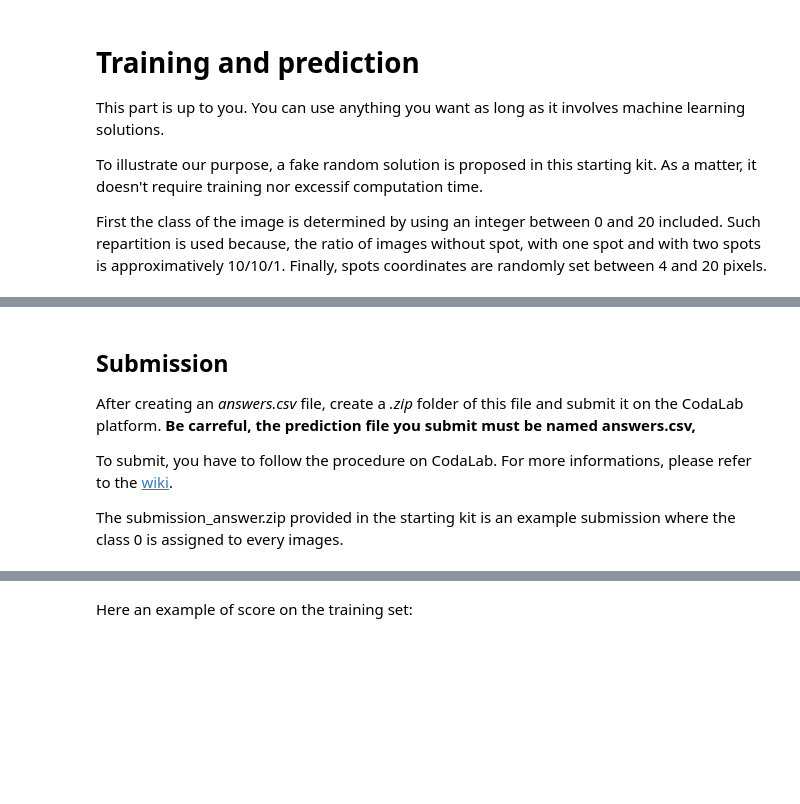
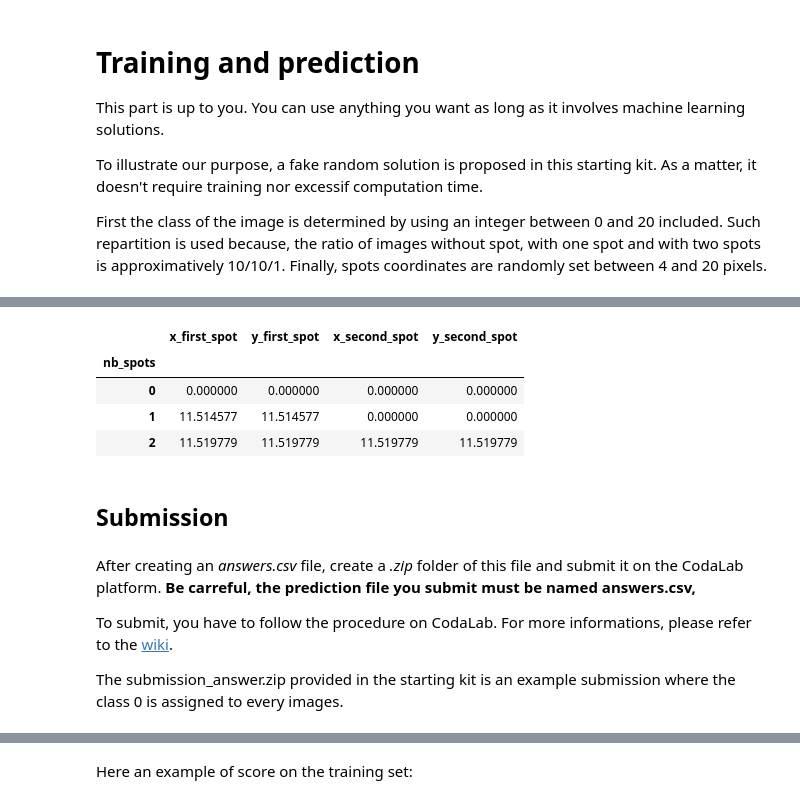
Before and after one commit to KaizenSolutionsDatateam/spot-detection-thales-competition, a Jupyter notebook: startingkit_challenge.ipynb, the cells around one changed output, grey strips where cells are left out. Saved outputs shown, nothing was run; the diff lists cells and outputs as text; code cells hidden in the pictures; blank space fills up the shorter version.

```diff
--- a/startingkit_challenge.ipynb
+++ b/startingkit_challenge.ipynb
@@ -239,0 +190,12 @@ writeDescription(answer)
+# %%
+test_images = read_images("images_test.tiff")
+test_prediction = random_predict(test_images)
+test_prediction.groupby("nb_spots").mean()
+# %% [output]
+|  | x_first_spot | y_first_spot | x_second_spot | y_second_spot |
+| nb_spots |  |  |  |  |
+| 0 | 0.000000 | 0.000000 | 0.000000 | 0.000000 |
+| 1 | 11.514577 | 11.514577 | 0.000000 | 0.000000 |
+| 2 | 11.519779 | 11.519779 | 11.519779 | 11.519779 |
+# %% [markdown]
+## Submission
@@ -240,5 +204,4 @@ writeDescription(answer)
 # %% [markdown]
-## Submission
 After creating an *answers.csv* file, create a *.zip* folder of this file and submit it on the CodaLab platform.
 __Be carreful, the prediction file you submit must be named answers.csv,__
 
```
Also changed, not shown: parts of 31 cells of this notebook, 1 other file.
